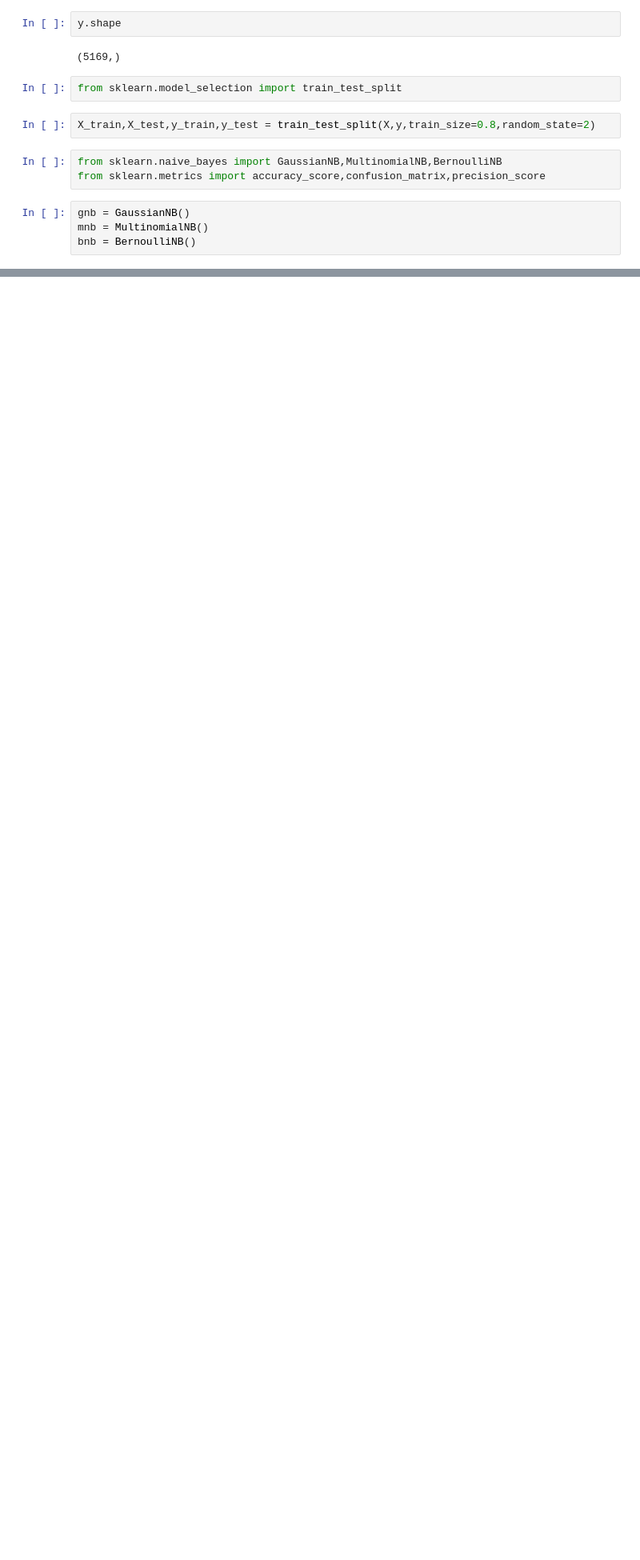
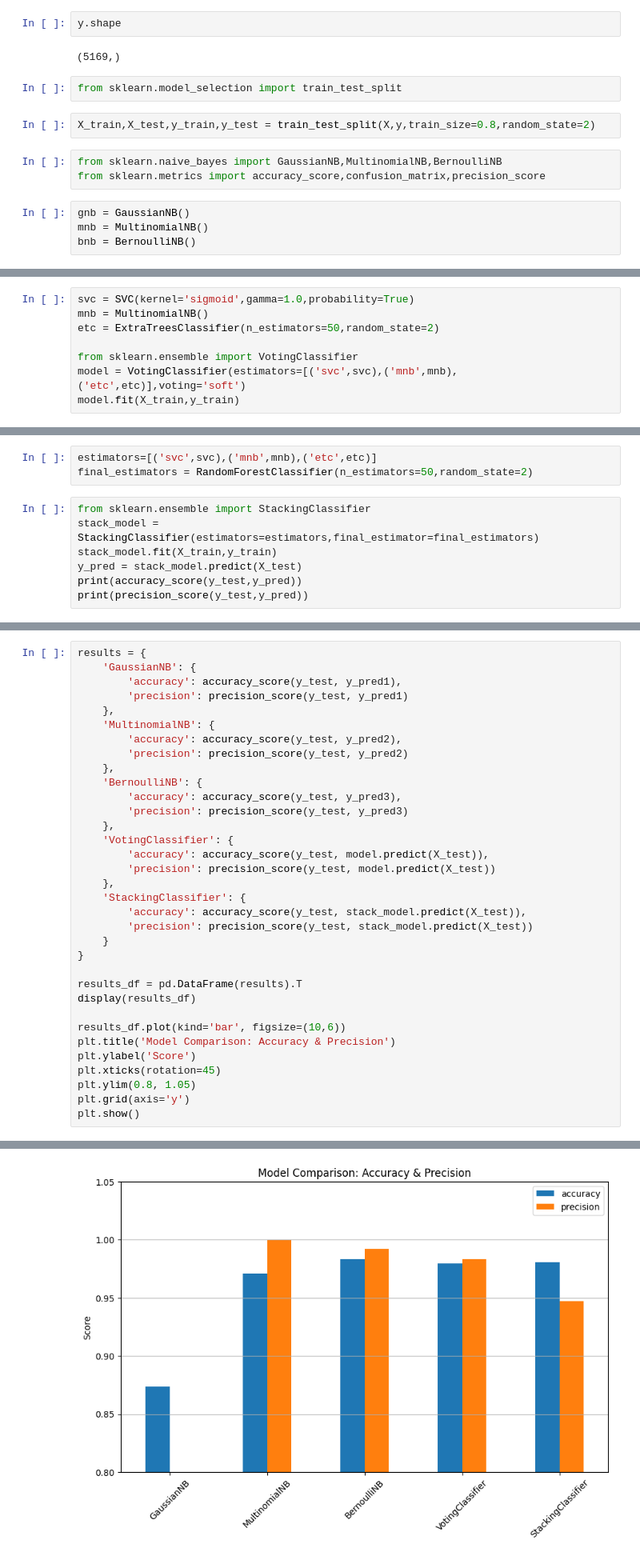
Before and after one commit to Kushal096/Spam_Classifier, a Jupyter notebook: main.ipynb, the cells around one changed output, grey strips where cells are left out. Shown at 80% size. Drawn from its saved outputs; the diff is of its cells as text; blank space fills up the shorter version.

Commit message:
Added ensemble models and model comparison visualization
- Implemented Voting and Stacking classifiers for spam detection
- Compared model performance and visualized

```diff
--- a/main.ipynb
+++ b/main.ipynb
@@ -300,0 +305,8 @@ print(precision_score(y_test,y_pred=y_pred3))
+# %%
+svc = SVC(kernel='sigmoid',gamma=1.0,probability=True)
+mnb = MultinomialNB()
+etc = ExtraTreesClassifier(n_estimators=50,random_state=2)
+
+from sklearn.ensemble import VotingClassifier
+model = VotingClassifier(estimators=[('svc',svc),('mnb',mnb),('etc',etc)],voting='soft')
+model.fit(X_train,y_train)
@@ -300,0 +329,10 @@ print(precision_score(y_test,y_pred=y_pred3))
+# %%
+estimators=[('svc',svc),('mnb',mnb),('etc',etc)]
+final_estimators = RandomForestClassifier(n_estimators=50,random_state=2)
+# %%
+from sklearn.ensemble import StackingClassifier
+stack_model = StackingClassifier(estimators=estimators,final_estimator=final_estimators)
+stack_model.fit(X_train,y_train)
+y_pred = stack_model.predict(X_test)
+print(accuracy_score(y_test,y_pred))
+print(precision_score(y_test,y_pred))
@@ -300,0 +342,35 @@ print(precision_score(y_test,y_pred=y_pred3))
+# %%
+results = {
+    'GaussianNB': {
+        'accuracy': accuracy_score(y_test, y_pred1),
+        'precision': precision_score(y_test, y_pred1)
+    },
+    'MultinomialNB': {
+        'accuracy': accuracy_score(y_test, y_pred2),
+        'precision': precision_score(y_test, y_pred2)
+    },
+    'BernoulliNB': {
+        'accuracy': accuracy_score(y_test, y_pred3),
+        'precision': precision_score(y_test, y_pred3)
+    },
+    'VotingClassifier': {
+        'accuracy': accuracy_score(y_test, model.predict(X_test)),
+        'precision': precision_score(y_test, model.predict(X_test))
+    },
+    'StackingClassifier': {
+        'accuracy': accuracy_score(y_test, stack_model.predict(X_test)),
+        'precision': precision_score(y_test, stack_model.predict(X_test))
+    }
+}
+
+results_df = pd.DataFrame(results).T
+display(results_df)
+
+results_df.plot(kind='bar', figsize=(10,6))
+plt.title('Model Comparison: Accuracy & Precision')
+plt.ylabel('Score')
+plt.xticks(rotation=45)
+plt.ylim(0.8, 1.05)
+plt.grid(axis='y')
+plt.show()
+# %% [output]
@@ -300,0 +383 @@ print(precision_score(y_test,y_pred=y_pred3))
+[figure, added]
```
Also changed, not shown: parts of 12 cells of this notebook.
